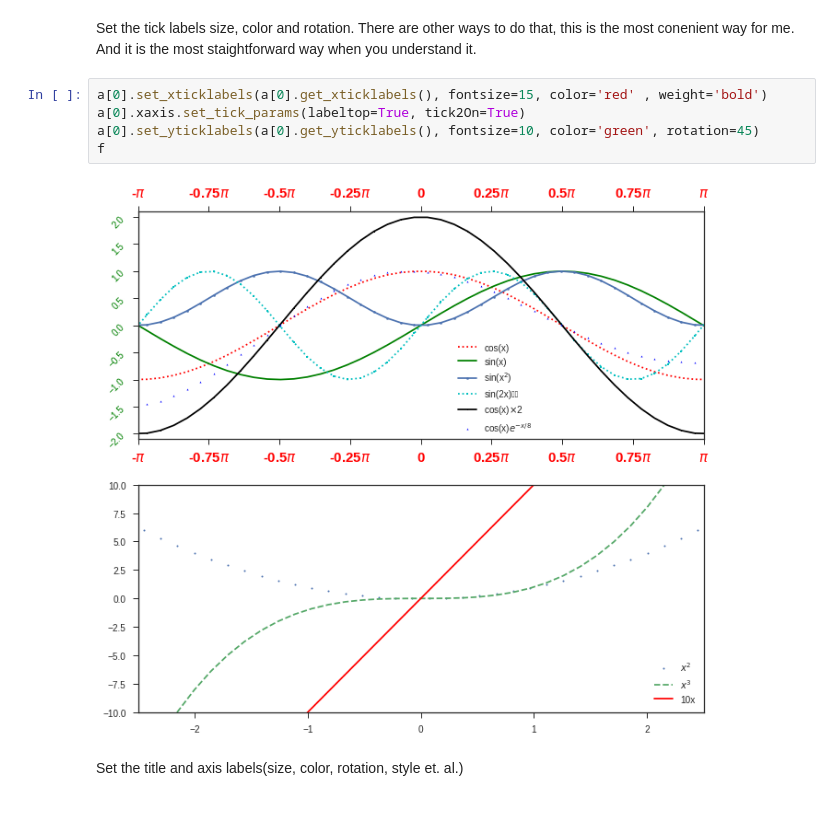
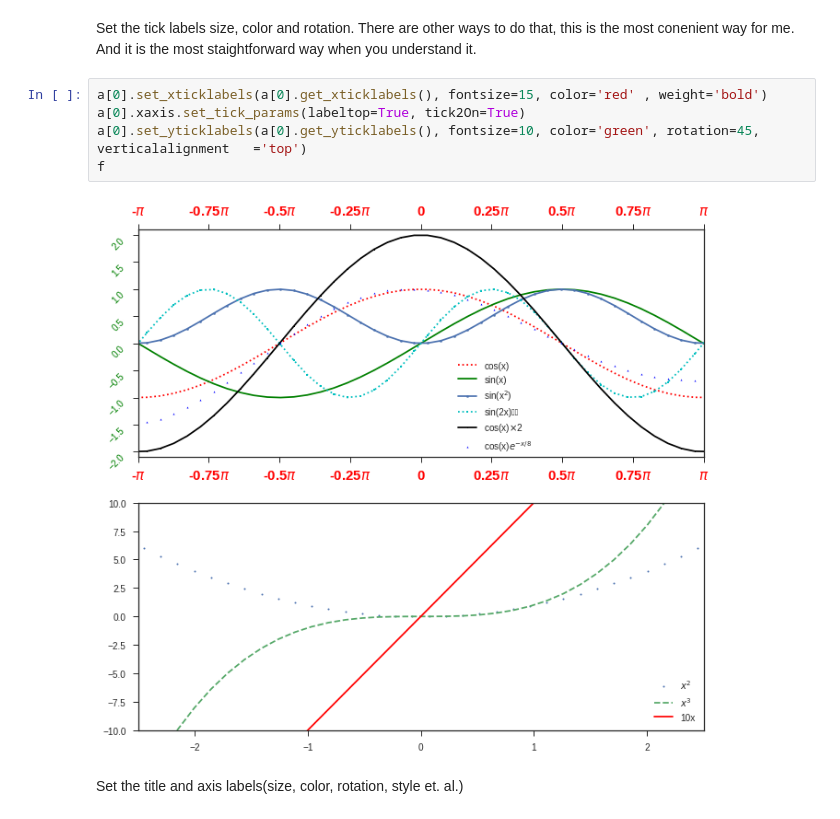
Before and after one commit to uremember809/MatplotlibGuide, a Jupyter notebook: matplotlibguide.ipynb, the cells around one changed output. Saved outputs shown, nothing was run; the diff lists cells and outputs as text.

```diff
--- a/matplotlibguide.ipynb
+++ b/matplotlibguide.ipynb
@@ -100,10 +100,10 @@ Set the tick labels size, color and rotation. There are other ways to do that, t
 # %%
 a[0].set_xticklabels(a[0].get_xticklabels(), fontsize=15, color='red' , weight='bold')
 a[0].xaxis.set_tick_params(labeltop=True, tick2On=True)
-a[0].set_yticklabels(a[0].get_yticklabels(), fontsize=10, color='green', rotation=45)
+a[0].set_yticklabels(a[0].get_yticklabels(), fontsize=10, color='green', rotation=45, verticalalignment	='top')
 f
 # %% [output]
-[figure, old version]
+[figure, new version]
 # %% [markdown]
 Set the title and axis labels(size, color, rotation, style et. al.)
 # %%
```
Also changed, not shown: parts of 9 cells of this notebook.
